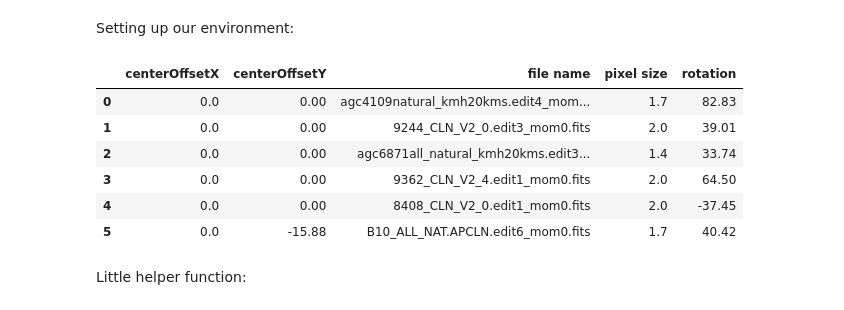
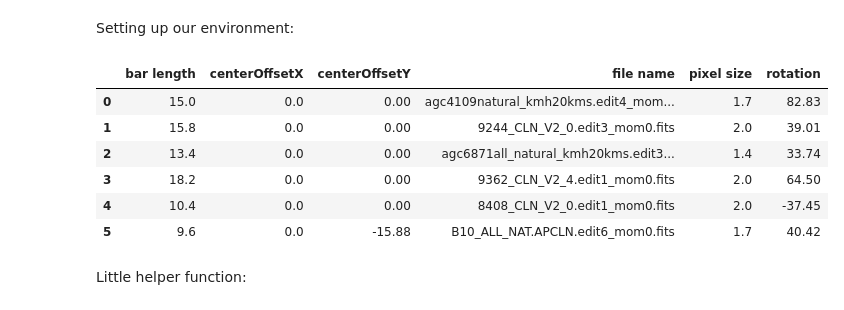
Before and after one commit to tingard/HI-plots-for-Lucy, a Jupyter notebook: main.ipynb, the cells around one changed output. Drawn from its saved outputs; the diff is of its cells as text; code cells hidden in the pictures.

```diff
--- a/main.ipynb
+++ b/main.ipynb
@@ -32,27 +32,28 @@ from scipy.ndimage import interpolation as ipt
 # %%
 df = pd.DataFrame.from_dict({
     'file name': [
         'agc4109natural_kmh20kms.edit4_mom0.fits',
         '9244_CLN_V2_0.edit3_mom0.fits',
         'agc6871all_natural_kmh20kms.edit3_mom0.fits',
         '9362_CLN_V2_4.edit1_mom0.fits',
         '8408_CLN_V2_0.edit1_mom0.fits',
         'B10_ALL_NAT.APCLN.edit6_mom0.fits',
     ],
     'rotation': [82.83, 39.01, 33.74, 64.5, -37.45, 40.42],
     'pixel size': [1.7, 2, 1.4, 2, 2, 1.7],
+    'bar length': [15.0, 15.8, 13.4, 18.2, 10.4, 9.6],
     'centerOffsetX': [0, 0, 0, 0, 0, 0.],
     'centerOffsetY': [0, 0, 0, 0, 0, -15.88],
 })
 df
 # %% [output]
-|  | centerOffsetX | centerOffsetY | file name | pixel size | rotation |
-| 0 | 0.0 | 0.00 | agc4109natural_kmh20kms.edit4_mom... | 1.7 | 82.83 |
-| 1 | 0.0 | 0.00 | 9244_CLN_V2_0.edit3_mom0.fits | 2.0 | 39.01 |
-| 2 | 0.0 | 0.00 | agc6871all_natural_kmh20kms.edit3... | 1.4 | 33.74 |
-| 3 | 0.0 | 0.00 | 9362_CLN_V2_4.edit1_mom0.fits | 2.0 | 64.50 |
-| 4 | 0.0 | 0.00 | 8408_CLN_V2_0.edit1_mom0.fits | 2.0 | -37.45 |
-| 5 | 0.0 | -15.88 | B10_ALL_NAT.APCLN.edit6_mom0.fits | 1.7 | 40.42 |
+|  | bar length | centerOffsetX | centerOffsetY | file name | pixel size | rotation |
+| 0 | 15.0 | 0.0 | 0.00 | agc4109natural_kmh20kms.edit4_mom... | 1.7 | 82.83 |
+| 1 | 15.8 | 0.0 | 0.00 | 9244_CLN_V2_0.edit3_mom0.fits | 2.0 | 39.01 |
+| 2 | 13.4 | 0.0 | 0.00 | agc6871all_natural_kmh20kms.edit3... | 1.4 | 33.74 |
+| 3 | 18.2 | 0.0 | 0.00 | 9362_CLN_V2_4.edit1_mom0.fits | 2.0 | 64.50 |
+| 4 | 10.4 | 0.0 | 0.00 | 8408_CLN_V2_0.edit1_mom0.fits | 2.0 | -37.45 |
+| 5 | 9.6 | 0.0 | -15.88 | B10_ALL_NAT.APCLN.edit6_mom0.fits | 1.7 | 40.42 |
 # %% [markdown]
 Little helper function:
 # %%
```
Also changed, not shown: parts of 2 cells of this notebook, 1 other file.
